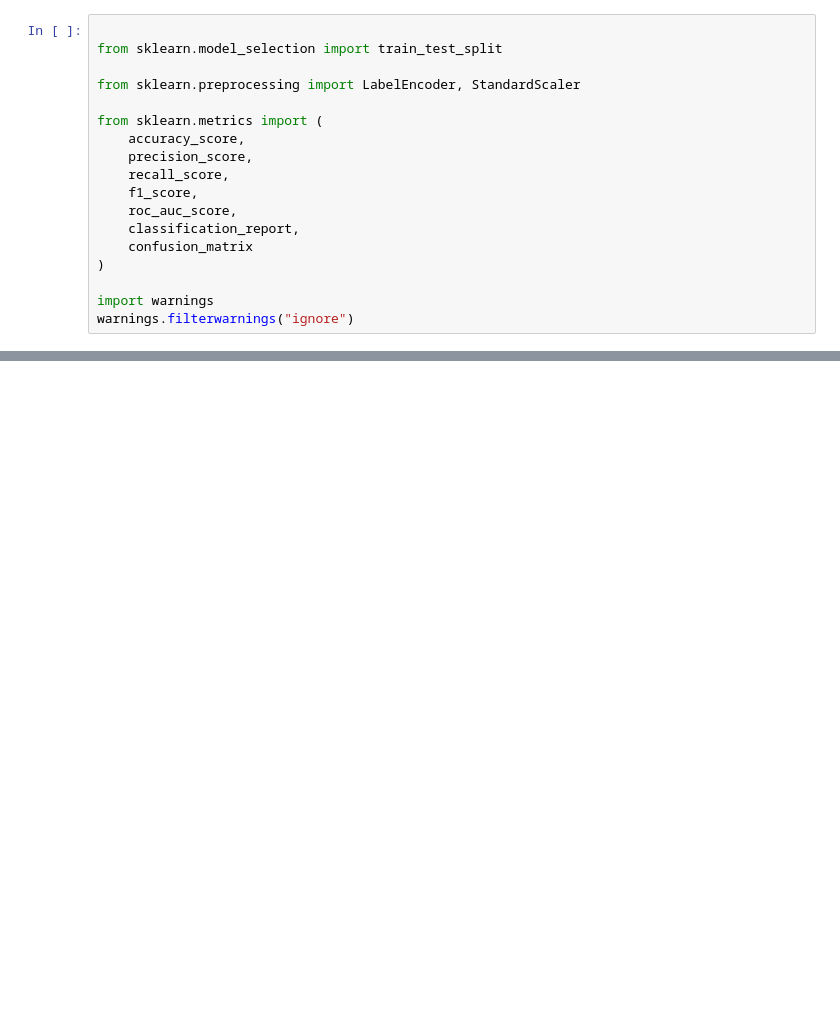
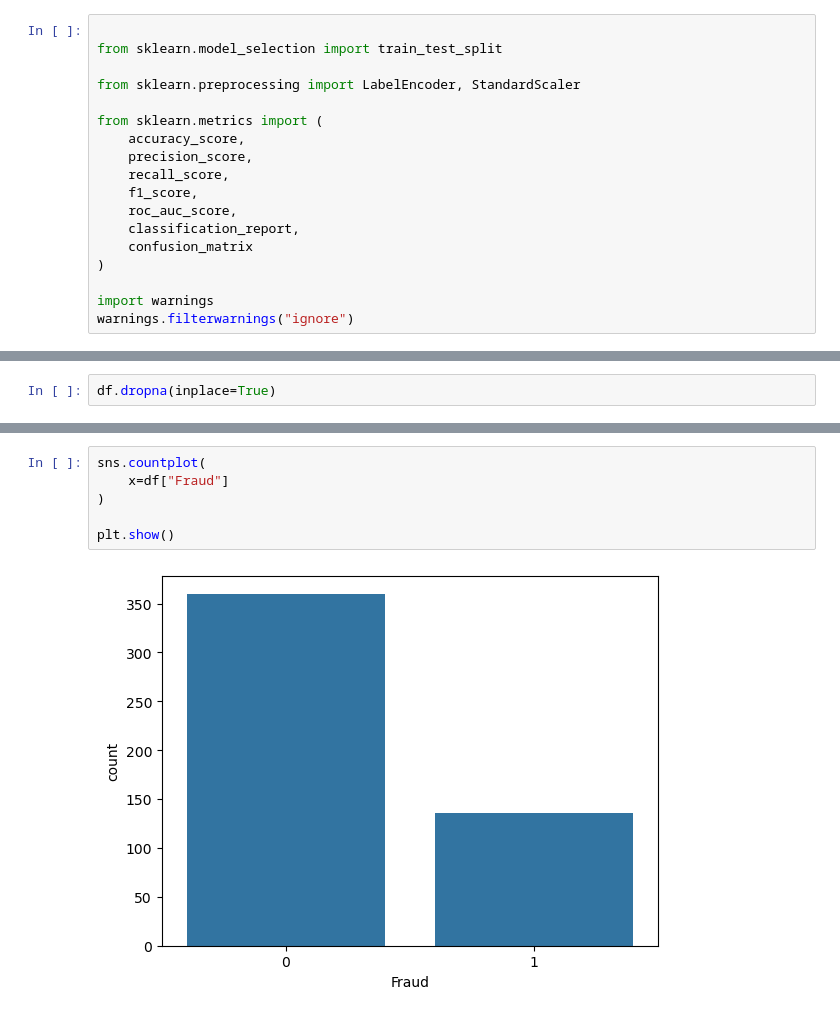
Before and after one commit to ashishpatel3630-art/PRISM_AI_Models, a Jupyter notebook: PRISM_AI/notebooks/08_Fraud.ipynb, the cells around one changed output, grey strips where cells are left out. Cells and saved outputs as stored; diff of their text form; blank space fills up the shorter version.

```diff
--- a/PRISM_AI/notebooks/08_Fraud.ipynb
+++ b/PRISM_AI/notebooks/08_Fraud.ipynb
@@ -50 +50,3 @@ Fraud                         0
 dtype: int64
+# %%
+df.dropna(inplace=True)
@@ -50,0 +80,8 @@ dtype: int64
+# %%
+sns.countplot(
+    x=df["Fraud"]
+)
+
+plt.show()
+# %% [output]
+[figure, added]
```
Also changed, not shown: parts of 25 cells of this notebook, 15 other files.
